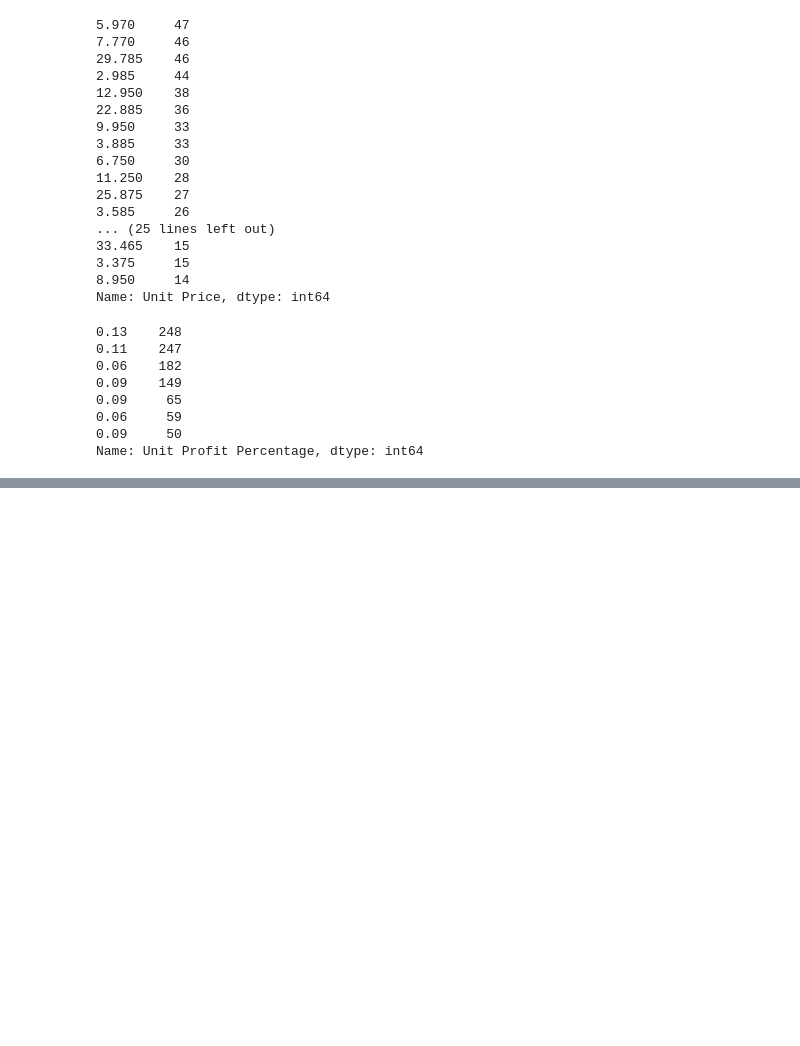
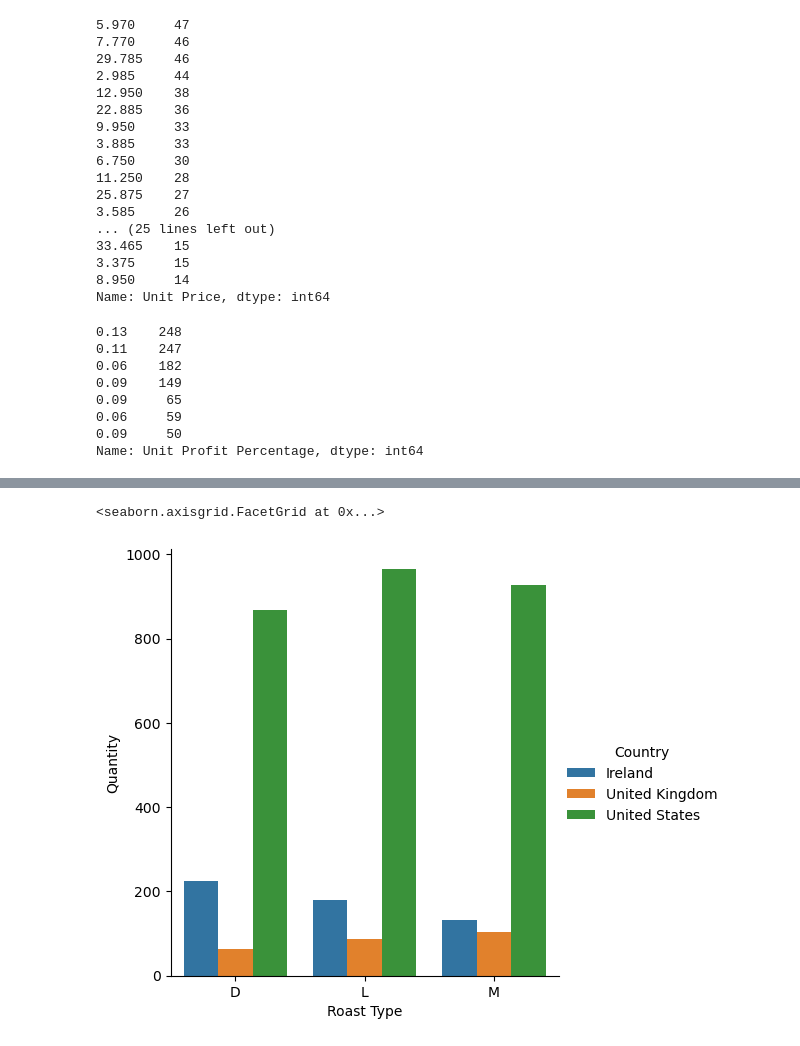
Before and after one commit to m-romanski/Coffee-Beans-Sales, a Jupyter notebook: Coffee/EDA.ipynb, the cells around one changed output, grey strips where cells are left out. Drawn from its saved outputs; the diff is of its cells as text; code cells hidden in the pictures; blank space fills up the shorter version.

Commit message:
New columns, categorical graphs

```diff
--- a/Coffee/EDA.ipynb
+++ b/Coffee/EDA.ipynb
@@ -388,3 +383,5 @@ coffee_df['Unit Profit Percentage'].value_counts()
 0.06     59
 0.09     50
 Name: Unit Profit Percentage, dtype: int64
+# %%
+roast_df = coffee_df.groupby(['Roast Type', 'Country']).Quantity.sum().reset_index()
@@ -390,0 +401,5 @@ Name: Unit Profit Percentage, dtype: int64
+# %%
+sns.catplot(data=roast_df, kind='bar', x='Roast Type', y= 'Quantity', hue='Country')
+# %% [output]
+<seaborn.axisgrid.FacetGrid at 0x...>
+[figure, added]
```
Also changed, not shown: parts of 7 cells of this notebook, 1 other file.
